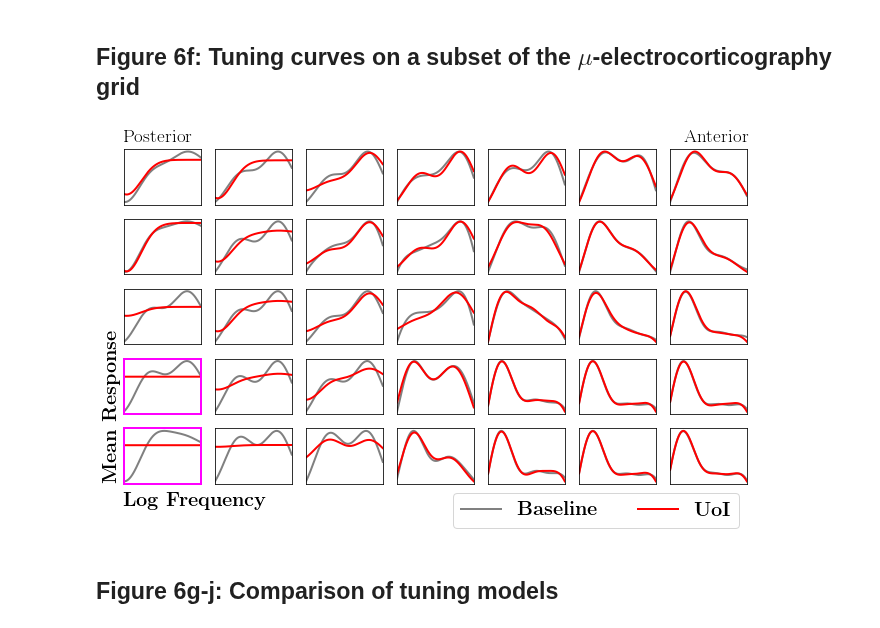
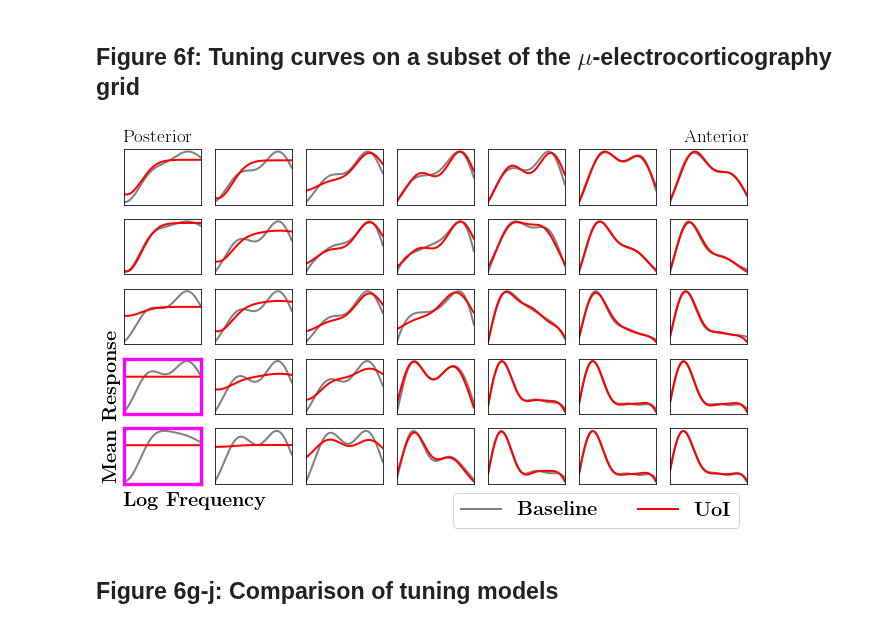
Before and after one commit to BouchardLab/neuroinference, a Jupyter notebook: figures/figure6/figure6_ac.ipynb, the cells around one changed output. Cells and saved outputs as stored; diff of their text form; code cells hidden in the pictures.

Commit message:
change line width in figure 6, ac

```diff
--- a/figures/figure6/figure6_ac.ipynb
+++ b/figures/figure6/figure6_ac.ipynb
@@ -90,7 +90,7 @@ for electrode in range(ecog.n_electrodes):
 for ax in [axes[-1, 0], axes[-2, 0]]:
     for _, spine in ax.spines.items():
         spine.set_color('fuchsia')
-        spine.set_linewidth(2)
+        spine.set_linewidth(3.3)
 
 plt.tight_layout()
 
@@ -105,34 +105,34 @@ fig.text(
     x=-0.01, y=0.255,
     s=r'\textbf{Mean Response}',
     horizontalalignment='left',
     verticalalignment='center',
     fontsize=20,
     rotation=90)
 # plot anterior/posterior labels
 fig.text(
     x=0.985, y=1.0,
     s=r'Anterior',
     horizontalalignment='right',
     verticalalignment='center',
     fontsize=19)
 fig.text(
     x=0.02, y=1.0,
     s=r'Posterior',
     horizontalalignment='left',
     verticalalignment='center',
     fontsize=19)
 # plot legend
 axes[0, 0].legend(
     loc='lower center',
     bbox_transform=fig.transFigure,
     bbox_to_anchor=(0.75, -0.11),
     ncol=3,
     fancybox=True,
     prop={'size': 20})
 
 plt.savefig('ecog_tuning_grid.pdf', bbox_inches='tight')
 # %% [output]
-[figure, old version]
+[figure, new version]
 # %% [markdown]
 ## Figure 6g-j: Comparison of tuning models
 # %%
```
